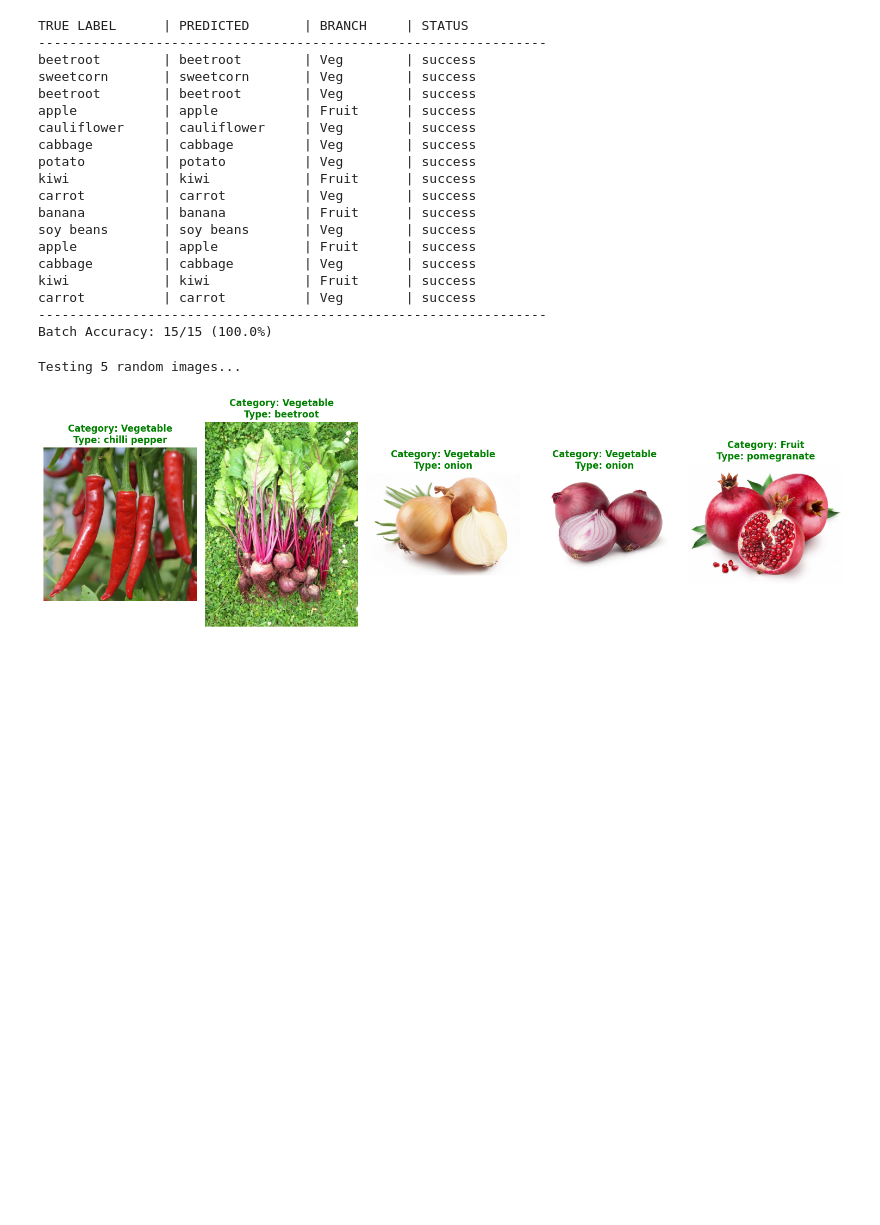
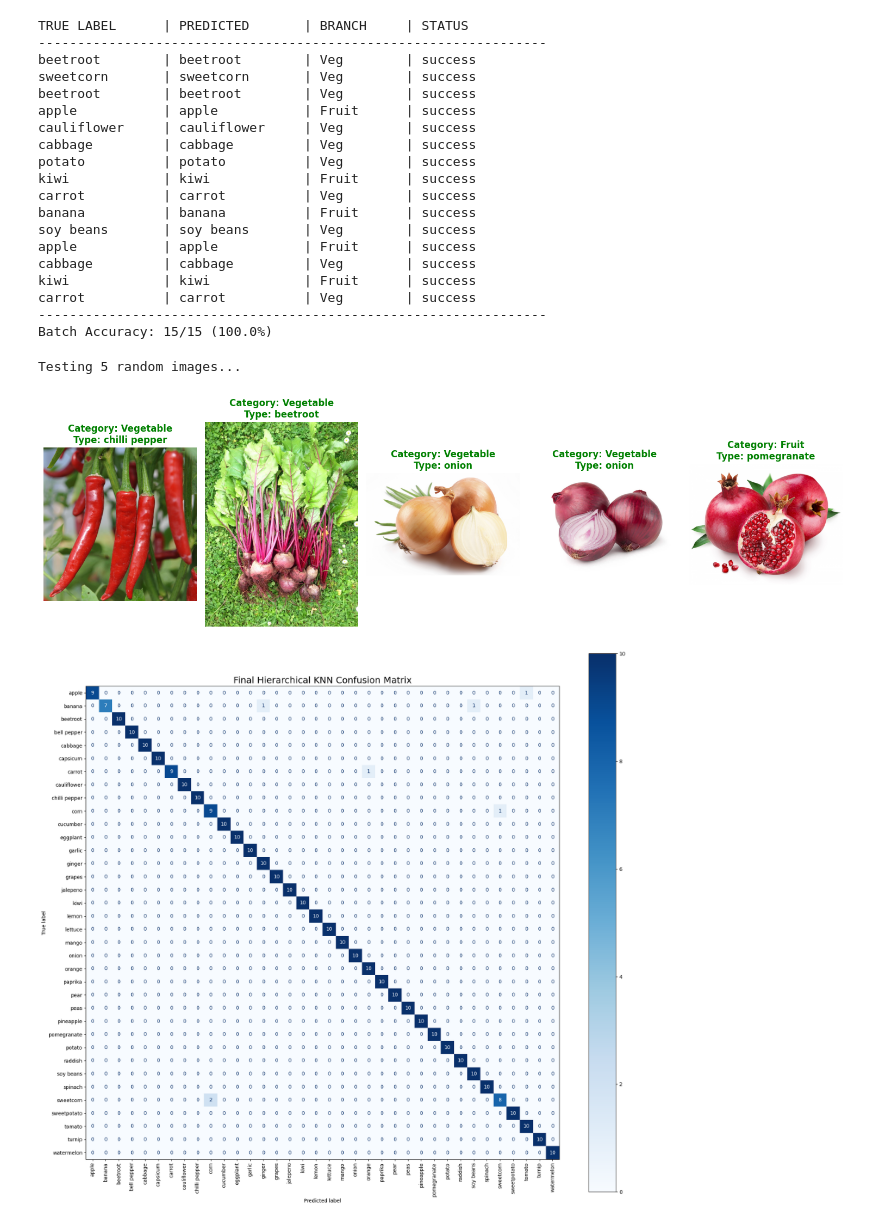
Before and after one commit to Nohaelsayedd/MLproject, a Jupyter notebook: fruit_veg_classifier/notebooks/03_KNN_Classifier.ipynb, the cells around one changed output. Cells and saved outputs as stored; diff of their text form; code cells hidden in the pictures; blank space fills up the shorter version.

```diff
--- a/fruit_veg_classifier/notebooks/03_KNN_Classifier.ipynb
+++ b/fruit_veg_classifier/notebooks/03_KNN_Classifier.ipynb
@@ -533,3 +533,43 @@ test_multiple_images(num_images=5)
 # %% [output]
 Testing 5 random images...
 [figure]
+# %%
+from sklearn.metrics import confusion_matrix, ConfusionMatrixDisplay
+import matplotlib.pyplot as plt
+
+# -------------------- Plot Hierarchical KNN Confusion Matrix --------------------
+
+def plot_confusion_matrix_knn(y_true, y_pred, class_names):
+    # Calculate the matrix
+    cm = confusion_matrix(y_true, y_pred)
+
+    # Setup the plot
+    fig, ax = plt.subplots(figsize=(18, 16)) # Large size for many classes
+
+    disp = ConfusionMatrixDisplay(
+        confusion_matrix=cm,
+        display_labels=class_names
+    )
+
+    # Plot
+    disp.plot(
+        ax=ax,
+        cmap="Blues",
+        xticks_rotation=90,
+        values_format="d"
+    )
+
+    ax.set_title("Final Hierarchical KNN Confusion Matrix", fontsize=18)
+    plt.tight_layout()
+    plt.show()
+
+
+# -------- CALL IT --------
+# Ensure y_true, y_pred, and all_classes come from your KNN Final Prediction cell
+plot_confusion_matrix_knn(
+    y_true=y_true,
+    y_pred=y_pred,
+    class_names=all_classes
+)
+# %% [output]
+[figure, added]
```
Also changed, not shown: 1 other file.
